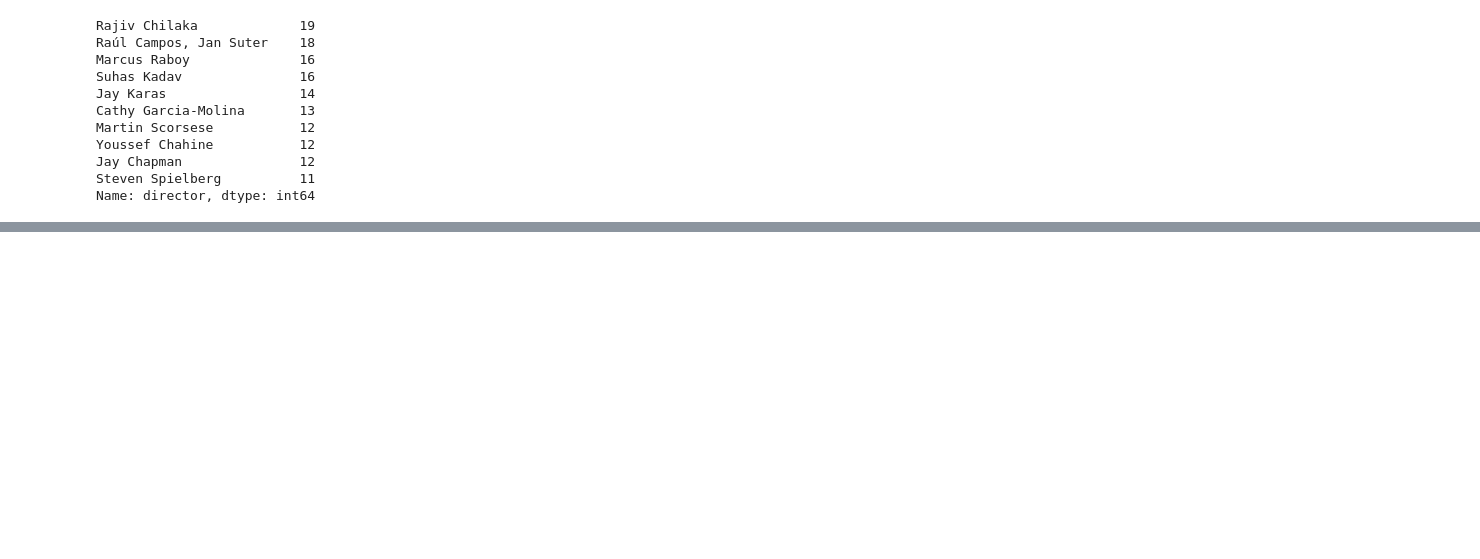
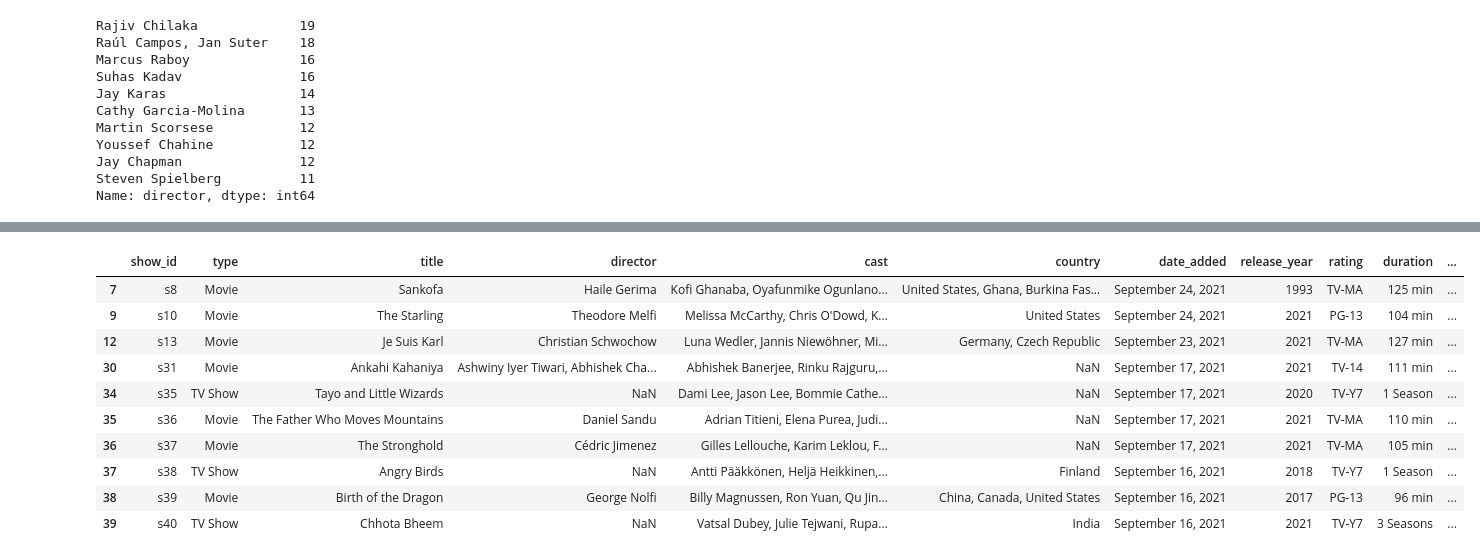
Before and after one commit to Yamini09-code/Data-Analytics-Challenge, a Jupyter notebook: Netflix Data Analysis Project.ipynb, the cells around one changed output, grey strips where cells are left out. Cells and saved outputs as stored; diff of their text form; code cells hidden in the pictures; blank space fills up the shorter version.

```diff
--- a/Netflix Data Analysis Project.ipynb
+++ b/Netflix Data Analysis Project.ipynb
@@ -285,0 +435,14 @@ Name: director, dtype: int64
+# %%
+df[(df['type'] == 'Movie') & (df['listed_in'].str.contains('Dramas')) | (df['type'] == 'TV Show') & (df['listed_in'].str.contains('Kids'))].head(10)
+# %% [output]
+|  | show_id | type | title | director | cast | country | date_added | release_year | rating | duration | ... |
+| 7 | s8 | Movie | Sankofa | Haile Gerima | Kofi Ghanaba, Oyafunmike Ogunlano... | United States, Ghana, Burkina Fas... | September 24, 2021 | 1993 | TV-MA | 125 min | ... |
+| 9 | s10 | Movie | The Starling | Theodore Melfi | Melissa McCarthy, Chris O'Dowd, K... | United States | September 24, 2021 | 2021 | PG-13 | 104 min | ... |
+| 12 | s13 | Movie | Je Suis Karl | Christian Schwochow | Luna Wedler, Jannis Niewöhner, Mi... | Germany, Czech Republic | September 23, 2021 | 2021 | TV-MA | 127 min | ... |
+| 30 | s31 | Movie | Ankahi Kahaniya | Ashwiny Iyer Tiwari, Abhishek Cha... | Abhishek Banerjee, Rinku Rajguru,... | NaN | September 17, 2021 | 2021 | TV-14 | 111 min | ... |
+| 34 | s35 | TV Show | Tayo and Little Wizards | NaN | Dami Lee, Jason Lee, Bommie Cathe... | NaN | September 17, 2021 | 2020 | TV-Y7 | 1 Season | ... |
+| 35 | s36 | Movie | The Father Who Moves Mountains | Daniel Sandu | Adrian Titieni, Elena Purea, Judi... | NaN | September 17, 2021 | 2021 | TV-MA | 110 min | ... |
+| 36 | s37 | Movie | The Stronghold | Cédric Jimenez | Gilles Lellouche, Karim Leklou, F... | NaN | September 17, 2021 | 2021 | TV-MA | 105 min | ... |
+| 37 | s38 | TV Show | Angry Birds | NaN | Antti Pääkkönen, Heljä Heikkinen,... | Finland | September 16, 2021 | 2018 | TV-Y7 | 1 Season | ... |
+| 38 | s39 | Movie | Birth of the Dragon | George Nolfi | Billy Magnussen, Ron Yuan, Qu Jin... | China, Canada, United States | September 16, 2021 | 2017 | PG-13 | 96 min | ... |
+| 39 | s40 | TV Show | Chhota Bheem | NaN | Vatsal Dubey, Julie Tejwani, Rupa... | India | September 16, 2021 | 2021 | TV-Y7 | 3 Seasons | ... |
```
Also changed, not shown: parts of 25 cells of this notebook.
